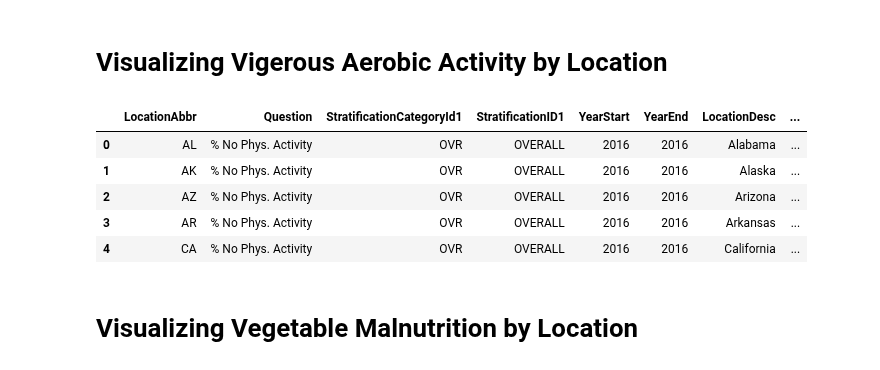
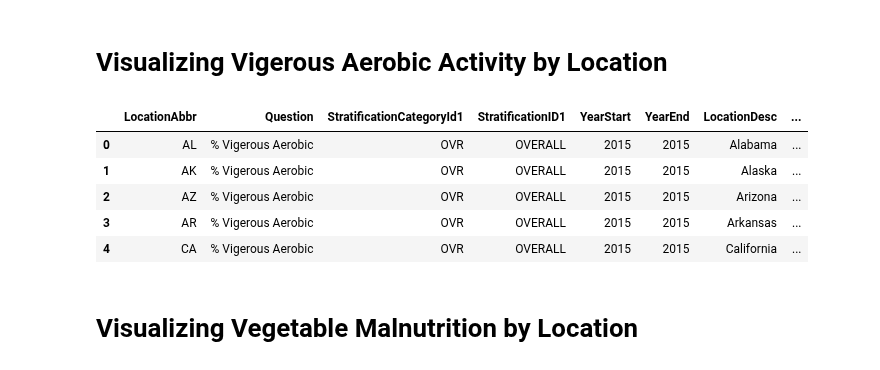
Before and after one commit to alankritjoshi/cs6220f17project2, a Jupyter notebook: 02_working/process_dataset.ipynb, the cells around one changed output. Drawn from its saved outputs; the diff is of its cells as text; code cells hidden in the pictures.

Commit message:
Fixed figure for vigerous aerobic activity

```diff
--- a/02_working/process_dataset.ipynb
+++ b/02_working/process_dataset.ipynb
@@ -298,12 +298,12 @@ show_on_notebook(fig)
 # Visualizing Vigerous Aerobic Activity by Location
 # %%
 vig_aerobic_by_state = get_total_incidence_table(data, "% Vigerous Aerobic")
-inactivity_data_by_state.head(n=5)
+vig_aerobic_by_state.head(n=5)
 # %% [output]
 |  | LocationAbbr | Question | StratificationCategoryId1 | StratificationID1 | YearStart | YearEnd | LocationDesc | ... |
-| 0 | AL | % No Phys. Activity | OVR | OVERALL | 2016 | 2016 | Alabama | ... |
-| 1 | AK | % No Phys. Activity | OVR | OVERALL | 2016 | 2016 | Alaska | ... |
-| 2 | AZ | % No Phys. Activity | OVR | OVERALL | 2016 | 2016 | Arizona | ... |
-| 3 | AR | % No Phys. Activity | OVR | OVERALL | 2016 | 2016 | Arkansas | ... |
-| 4 | CA | % No Phys. Activity | OVR | OVERALL | 2016 | 2016 | California | ... |
+| 0 | AL | % Vigerous Aerobic | OVR | OVERALL | 2015 | 2015 | Alabama | ... |
+| 1 | AK | % Vigerous Aerobic | OVR | OVERALL | 2015 | 2015 | Alaska | ... |
+| 2 | AZ | % Vigerous Aerobic | OVR | OVERALL | 2015 | 2015 | Arizona | ... |
+| 3 | AR | % Vigerous Aerobic | OVR | OVERALL | 2015 | 2015 | Arkansas | ... |
+| 4 | CA | % Vigerous Aerobic | OVR | OVERALL | 2015 | 2015 | California | ... |
 # %%
```
Also changed, not shown: parts of 3 cells of this notebook, 1 other file.
